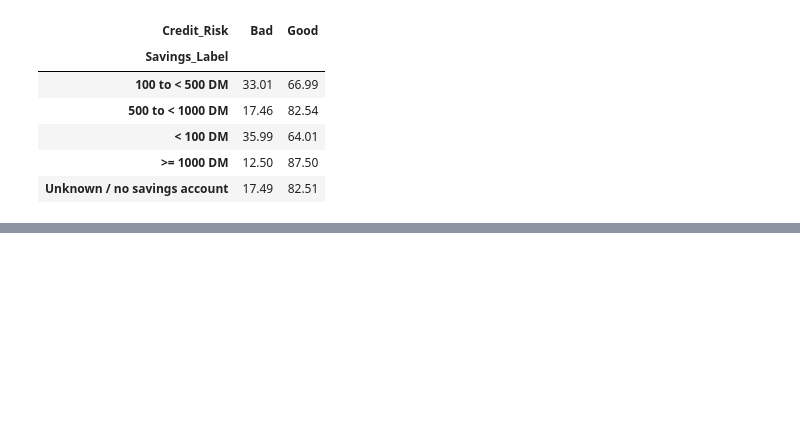
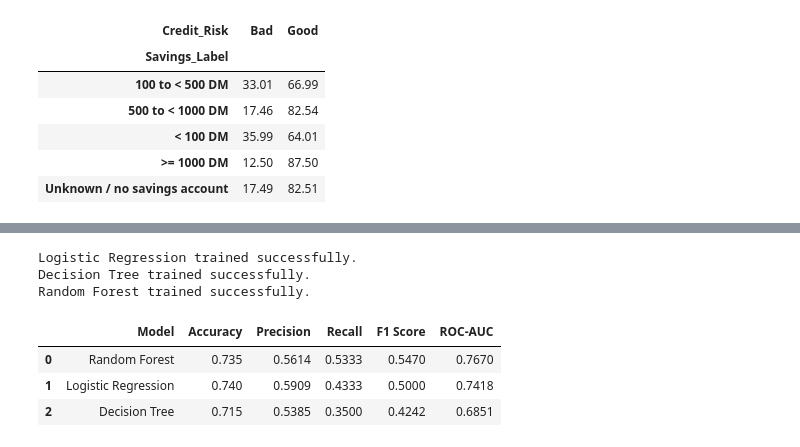
Before and after one commit to Darshh16/Credit_Risk_Analysis, a Jupyter notebook: notebooks/credit_risk_analysis.ipynb, the cells around one changed output, grey strips where cells are left out. Saved outputs shown, nothing was run; the diff lists cells and outputs as text; code cells hidden in the pictures; blank space fills up the shorter version.

```diff
--- a/notebooks/credit_risk_analysis.ipynb
+++ b/notebooks/credit_risk_analysis.ipynb
@@ -907,0 +1047,37 @@ savings_labeled.round(2)
+# %%
+for name, pipeline in pipelines.items():
+    pipeline.fit(X_train, y_train)
+    print(f"{name} trained successfully.")
+# %% [output]
+Logistic Regression trained successfully.
+Decision Tree trained successfully.
+Random Forest trained successfully.
+# %%
+results = []
+
+for name, pipeline in pipelines.items():
+    y_pred = pipeline.predict(X_test)
+    y_prob = pipeline.predict_proba(X_test)[:, 1]
+
+    results.append({
+        "Model": name,
+        "Accuracy": accuracy_score(y_test, y_pred),
+        "Precision": precision_score(y_test, y_pred),
+        "Recall": recall_score(y_test, y_pred),
+        "F1 Score": f1_score(y_test, y_pred),
+        "ROC-AUC": roc_auc_score(y_test, y_prob)
+    })
+
+results_df = pd.DataFrame(results)
+
+results_df = results_df.sort_values(
+    "ROC-AUC",
+    ascending=False
+).reset_index(drop=True)
+
+results_df.round(4)
+# %% [output]
+|  | Model | Accuracy | Precision | Recall | F1 Score | ROC-AUC |
+| 0 | Random Forest | 0.735 | 0.5614 | 0.5333 | 0.5470 | 0.7670 |
+| 1 | Logistic Regression | 0.740 | 0.5909 | 0.4333 | 0.5000 | 0.7418 |
+| 2 | Decision Tree | 0.715 | 0.5385 | 0.3500 | 0.4242 | 0.6851 |
```
Also changed, not shown: parts of 9 cells of this notebook.
